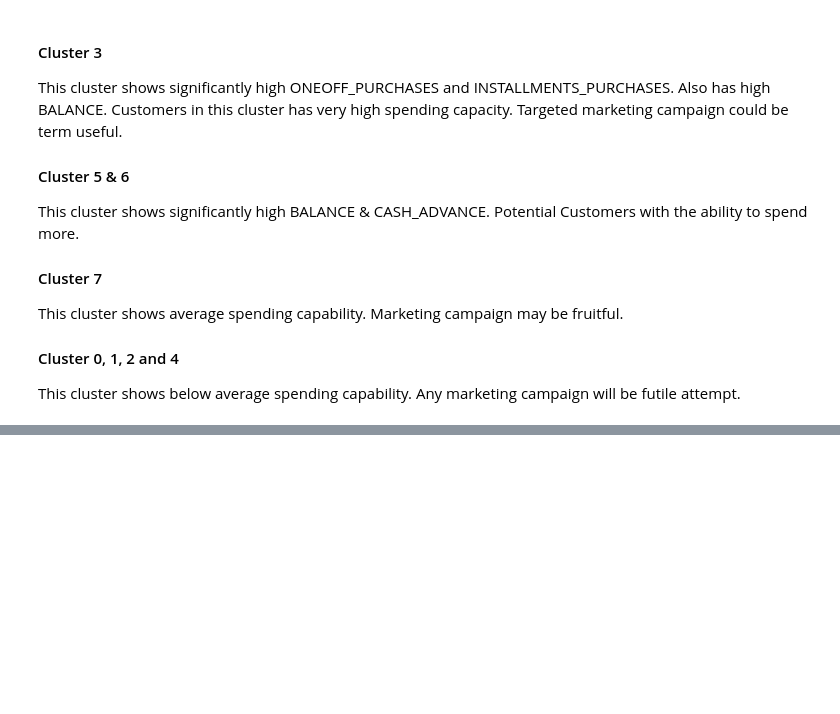
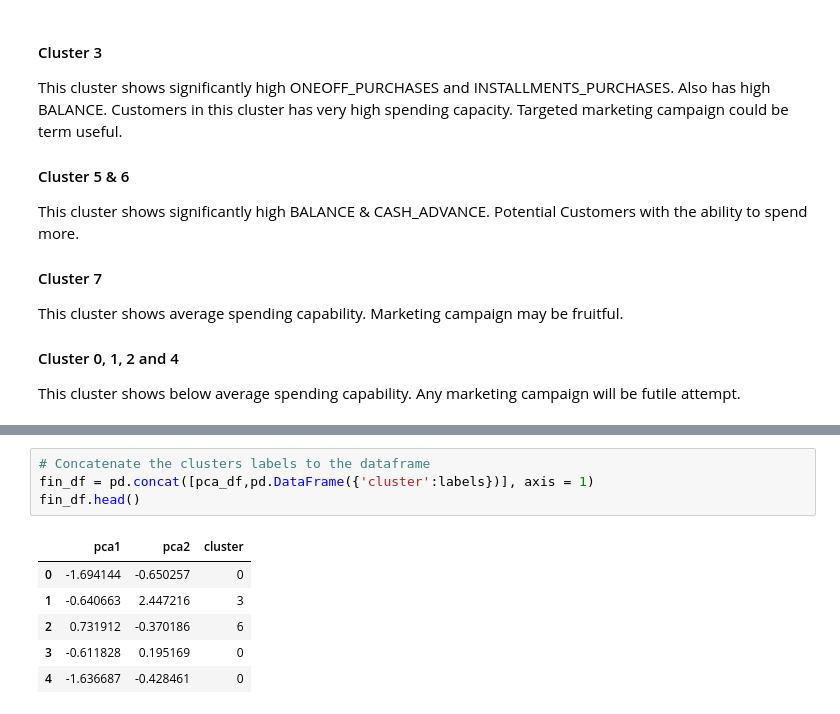
Before and after one commit to erepr/Credit-Card-Segmentation, a Jupyter notebook: main.ipynb, the cells around one changed output, grey strips where cells are left out. Drawn from its saved outputs; the diff is of its cells as text; blank space fills up the shorter version.

```diff
--- a/main.ipynb
+++ b/main.ipynb
@@ -406,0 +455,11 @@ This cluster shows below average spending capability. Any marketing campaign wil
+# %%
+# Concatenate the clusters labels to the dataframe
+fin_df = pd.concat([pca_df,pd.DataFrame({'cluster':labels})], axis = 1)
+fin_df.head()
+# %% [output]
+|  | pca1 | pca2 | cluster |
+| 0 | -1.694144 | -0.650257 | 0 |
+| 1 | -0.640663 | 2.447216 | 3 |
+| 2 | 0.731912 | -0.370186 | 6 |
+| 3 | -0.611828 | 0.195169 | 0 |
+| 4 | -1.636687 | -0.428461 | 0 |
```
Also changed, not shown: parts of 16 cells of this notebook.
